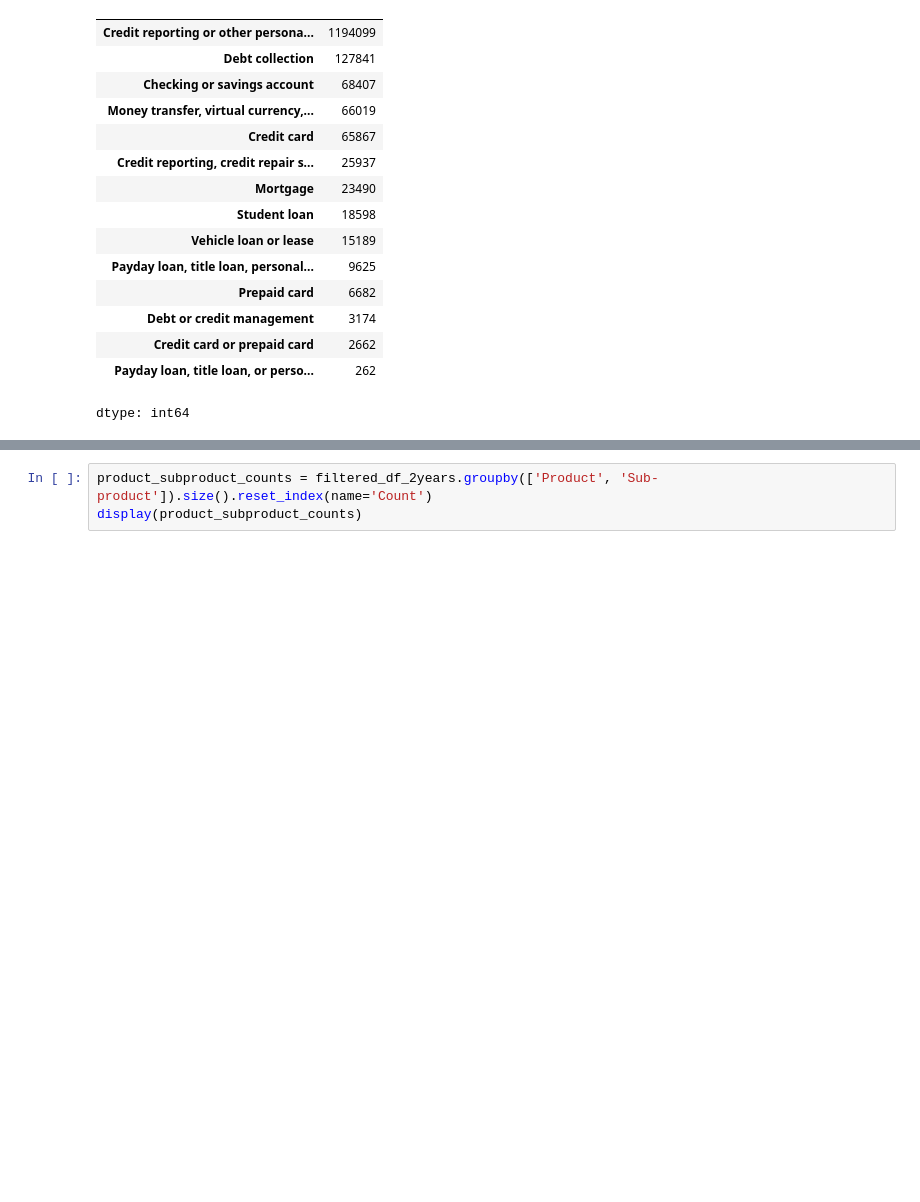
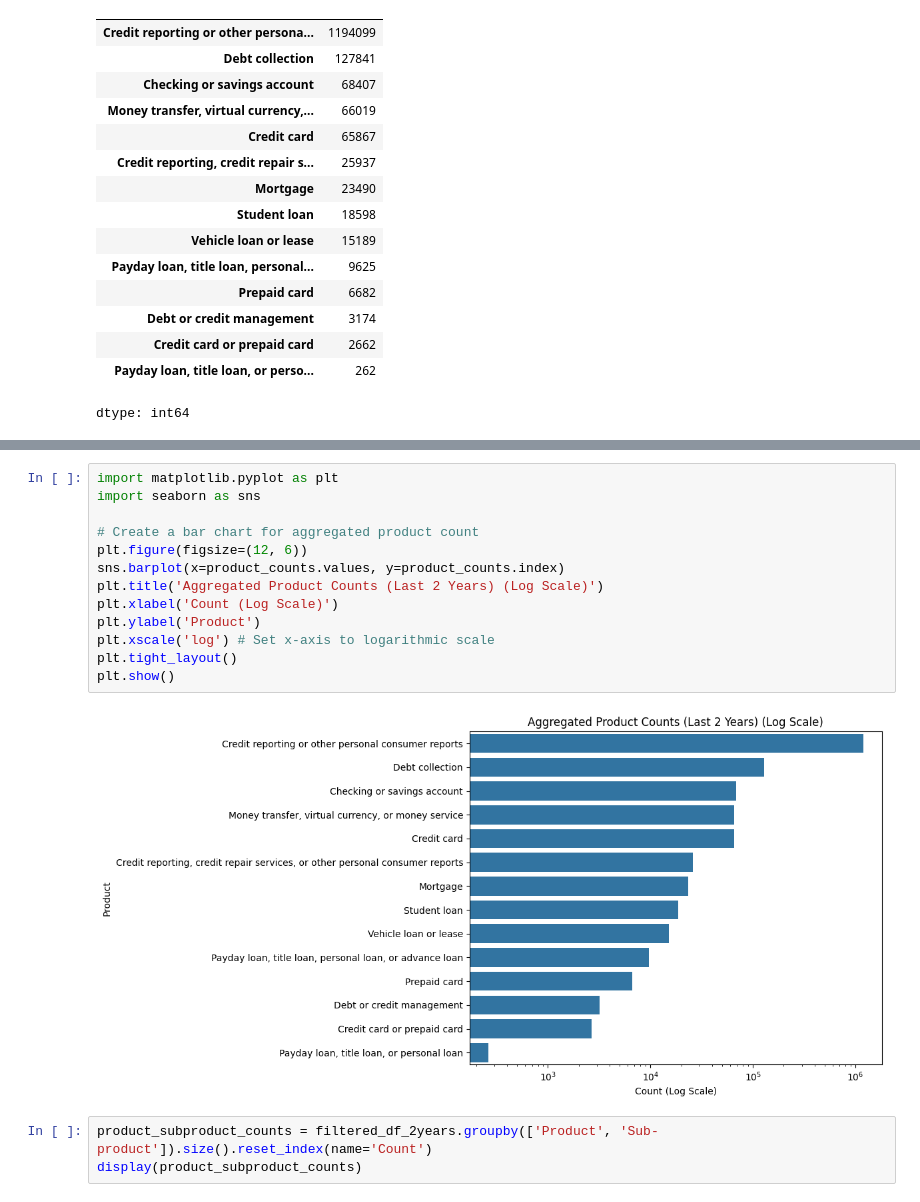
Before and after one commit to datasciencekkhero/kundan_ncu, a Jupyter notebook: Experiment_CFPB_EDA_001.ipynb, the cells around one changed output, grey strips where cells are left out. Drawn from its saved outputs; the diff is of its cells as text; blank space fills up the shorter version.

```diff
--- a/Experiment_CFPB_EDA_001.ipynb
+++ b/Experiment_CFPB_EDA_001.ipynb
@@ -164,3 +169,18 @@ dtype: int64
+# %%
+import matplotlib.pyplot as plt
+import seaborn as sns
+
+# Create a bar chart for aggregated product count
+plt.figure(figsize=(12, 6))
+sns.barplot(x=product_counts.values, y=product_counts.index)
+plt.title('Aggregated Product Counts (Last 2 Years) (Log Scale)')
+plt.xlabel('Count (Log Scale)')
+plt.ylabel('Product')
+plt.xscale('log') # Set x-axis to logarithmic scale
+plt.tight_layout()
+plt.show()
+# %% [output]
+[figure, added]
 # %%
 product_subproduct_counts = filtered_df_2years.groupby(['Product', 'Sub-product']).size().reset_index(name='Count')
 display(product_subproduct_counts)
```
Also changed, not shown: parts of 18 cells of this notebook.
